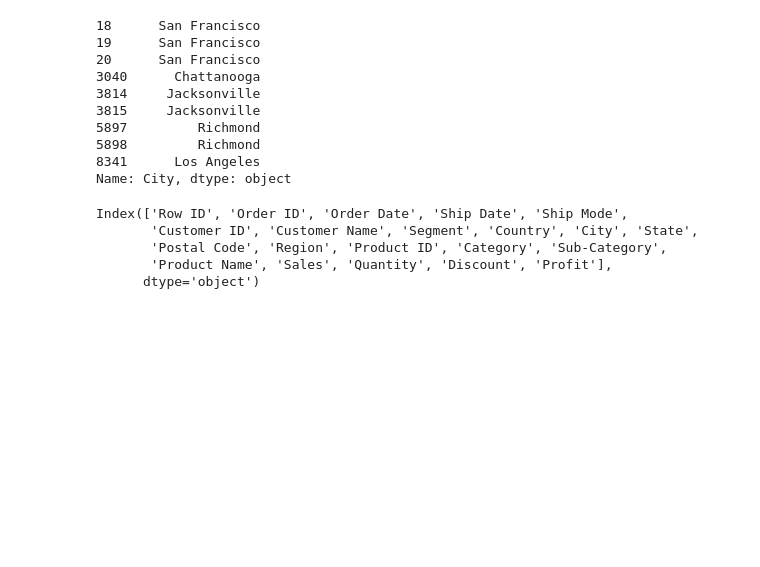
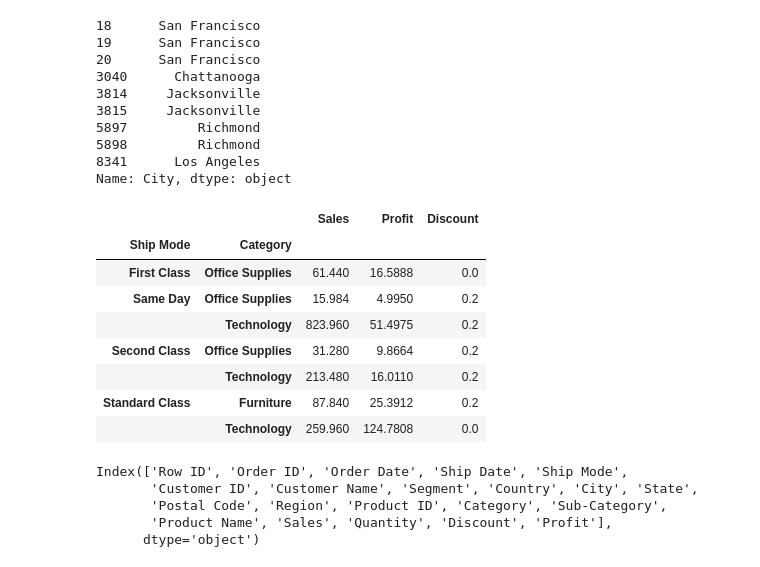
Before and after one commit to Sonia911/Pandas-Assignment, a Jupyter notebook: Super Store Data.ipynb, the cells around one changed output. Saved outputs shown, nothing was run; the diff lists cells and outputs as text; code cells hidden in the pictures; blank space fills up the shorter version.

```diff
--- a/Super Store Data.ipynb
+++ b/Super Store Data.ipynb
@@ -435,6 +523,18 @@ customername("Zuschuss Donatelli")["City"]
 5898         Richmond
 8341      Los Angeles
 Name: City, dtype: object
+# %%
+customername("Zuschuss Donatelli").groupby(["Ship Mode", "Category"])["Sales", "Profit", "Discount"].sum()
+# %% [output]
+|  |  | Sales | Profit | Discount |
+| Ship Mode | Category |  |  |  |
+| First Class | Office Supplies | 61.440 | 16.5888 | 0.0 |
+| Same Day | Office Supplies | 15.984 | 4.9950 | 0.2 |
+|  | Technology | 823.960 | 51.4975 | 0.2 |
+| Second Class | Office Supplies | 31.280 | 9.8664 | 0.2 |
+|  | Technology | 213.480 | 16.0110 | 0.2 |
+| Standard Class | Furniture | 87.840 | 25.3912 | 0.2 |
+|  | Technology | 259.960 | 124.7808 | 0.0 |
 # %%
 a.columns
 # %% [output]
```
Also changed, not shown: parts of 23 cells of this notebook.
